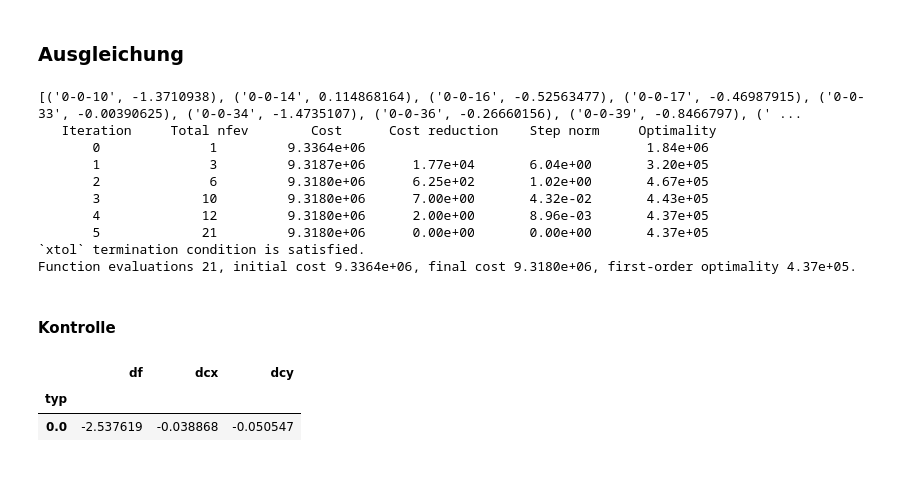
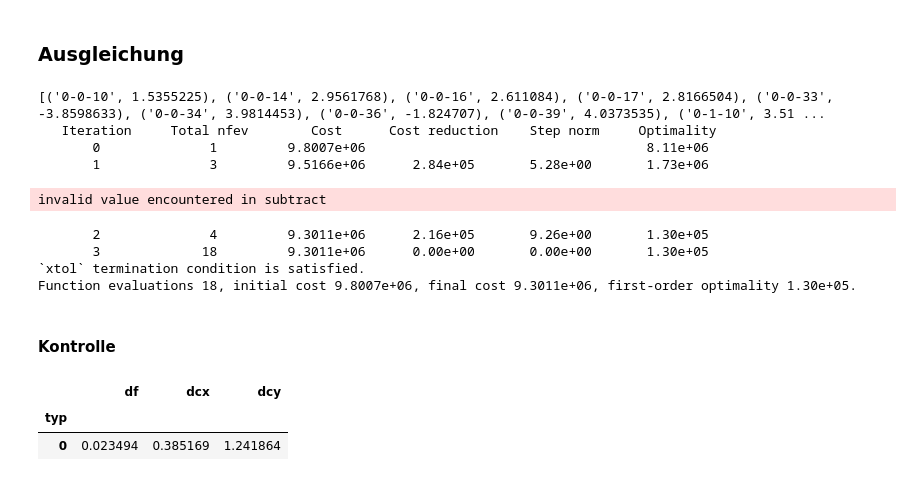
Before and after one commit to FlorianTimm/PhotoBox_Experimente, a Jupyter notebook: aruco_wuerfel_typen.ipynb, the cells around one changed output. Cells and saved outputs as stored; diff of their text form; code cells hidden in the pictures.

```diff
--- a/aruco_wuerfel_typen.ipynb
+++ b/aruco_wuerfel_typen.ipynb
@@ -47,7 +47,7 @@ dist = []
 for i, pic in pictures.iterrows():
     try:
         d = piexif.load(pic["pfad"])["Exif"][piexif.ExifIFD.SubjectDistance]
-        dist.append(d[0]/d[1]*100)
+        dist.append(d[0]/d[1]*1000)
     except:
         dist.append(np.nan)
 pictures["dist"] = dist
@@ -522,27 +522,34 @@ def ausgleichung(coords, pictures, kameras, typen, corners, bekannte):
 
         p[-3:] = 0
 
-        K = []
         dist = []
         for i in range(n_camera):
-            # for cam, typ in kamera_ids:
             typ = kamera_ids[i, 1]
             typ_offset = typ * num_typ_param
             cam_offset = n_typen*num_typ_param + i * num_cam_param
-            f = x0[typ_offset] + x0[cam_offset]
-            cx = x0[cam_offset + 1]+x0[typ_offset + 1]
-            cy = x0[cam_offset + 2]+x0[typ_offset + 2]
-            K.append(np.array([[f, 0, cx], [0, f, cy], [0, 0, 1]]))
-            dist.append(np.array([x0[typ_offset + 3], x0[typ_offset + 4],
-                                  x0[typ_offset + 5], x0[typ_offset + 6], x0[typ_offset + 7]]))
             p[-3] += x0[cam_offset]
             p[-2] += x0[cam_offset+1]
             p[-1] += x0[cam_offset+2]
+            dist.append(np.array([x0[typ_offset + 3], x0[typ_offset + 4],
+                                  x0[typ_offset + 5], x0[typ_offset + 6], x0[typ_offset + 7]]))
 
         # print(K)
         r = []
         t = []
-        for i in bilder_ids[:, 0]:
+        K = []
+        for i, cam in bilder_ids:
+            # for cam, typ in kamera_ids:
+            typ = kamera_ids[cam, 1]
+            typ_offset = typ * num_typ_param
+            cam_offset = n_typen*num_typ_param + i * num_cam_param
+            sub_dist = bilder[i, -1]
+            if sub_dist != 0:
+                sub_dist = 1./sub_dist/0.0014
+            f = x0[typ_offset] + x0[cam_offset]  # + sub_dist
+            cx = x0[cam_offset + 1]+x0[typ_offset + 1]
+            cy = x0[cam_offset + 2]+x0[typ_offset + 2]
+            K.append(np.array([[f, 0, cx], [0, f, cy], [0, 0, 1]]))
+
             offset = n_typen*num_typ_param + n_camera * num_cam_param + \
                 i * num_bild_param
 
@@ -559,7 +566,7 @@ def ausgleichung(coords, pictures, kameras, typen, corners, bekannte):
 
         for i, m in enumerate(messung):
             punkt, _ = cv2.projectPoints(
-                X[messung_passpunkt_id[i]], r[messung_bild_id[i]], t[messung_bild_id[i]], K[messung_kamera_id[i]], dist[messung_kamera_id[i]])
+                X[messung_passpunkt_id[i]], r[messung_bild_id[i]], t[messung_bild_id[i]], K[messung_bild_id[i]], dist[messung_kamera_id[i]])
 
             p[i*2] = punkt[0, 0, 0]
             p[i*2+1] = punkt[0, 0, 1]
@@ -614,7 +621,7 @@ def ausgleichung(coords, pictures, kameras, typen, corners, bekannte):
                          columns=["typ", "f", "cx", "cy", "d1", "d2", "d3", "d4", "d5"]).astype({"typ": int}).set_index("typ")
 
     kameras = pd.DataFrame(np.c_[kamera_ids, x[n_typen*num_typ_param:n_typen*num_typ_param + num_cam_param * n_camera].reshape(n_camera, num_cam_param)],
-                           columns=["kamera", "typ", "df", "dcx", "dcy"]).astype({"kamera": int}).set_index("kamera")
+                           columns=["kamera", "typ", "df", "dcx", "dcy"]).astype({"kamera": int, "typ": int}).set_index("kamera")
 
     offset = n_typen*num_typ_param + num_cam_param * n_camera
     # print(bilder_ids[:, 1])
@@ -643,26 +650,25 @@ kameras = vorher_kameras.copy()
 res, kameras, typen, pictures, coords, l, x0, px0, l_beschriftung = ausgleichung(
     coords, pictures, kameras, typen, corners, coords_wuerfel)
 # %% [output]
-[('0-0-10', -1.3710938), ('0-0-14', 0.114868164), ('0-0-16', -0.52563477), ('0-0-17', -0.46987915), ('0-0-33', -0.00390625), ('0-0-34', -1.4735107), ('0-0-36', -0.26660156), ('0-0-39', -0.8466797), (' ...
+[('0-0-10', 1.5355225), ('0-0-14', 2.9561768), ('0-0-16', 2.611084), ('0-0-17', 2.8166504), ('0-0-33', -3.8598633), ('0-0-34', 3.9814453), ('0-0-36', -1.824707), ('0-0-39', 4.0373535), ('0-1-10', 3.51 ...
    Iteration     Total nfev        Cost      Cost reduction    Step norm     Optimality
-       0              1         9.3364e+06                                    1.84e+06
-       1              3         9.3187e+06      1.77e+04       6.04e+00       3.20e+05
-       2              6         9.3180e+06      6.25e+02       1.02e+00       4.67e+05
-       3             10         9.3180e+06      7.00e+00       4.32e-02       4.43e+05
-       4             12         9.3180e+06      2.00e+00       8.96e-03       4.37e+05
-       5             21         9.3180e+06      0.00e+00       0.00e+00       4.37e+05
-`xtol` termination condition is satisfied.
-Function evaluations 21, initial cost 9.3364e+06, final cost 9.3180e+06, first-order optimality 4.37e+05.
+       0              1         9.8007e+06                                    8.11e+06
+       1              3         9.5166e+06      2.84e+05       5.28e+00       1.73e+06
+invalid value encountered in subtract
+       2              4         9.3011e+06      2.16e+05       9.26e+00       1.30e+05
+       3             18         9.3011e+06      0.00e+00       0.00e+00       1.30e+05
+`xtol` termination condition is satisfied.
+Function evaluations 18, initial cost 9.8007e+06, final cost 9.3011e+06, first-order optimality 1.30e+05.
 # %% [markdown]
 #### Kontrolle
 # %%
 wolke_zeigen(coords, pictures)
 # %%
-kameras.groupby("typ").sum()
+kameras.groupby("typ").mean()
 # %% [output]
 |  | df | dcx | dcy |
 | typ |  |  |  |
-| 0.0 | -2.537619 | -0.038868 | -0.050547 |
+| 0 | 0.023494 | 0.385169 | 1.241864 |
 # %%
 kameras
 # %% [output]
```
Also changed, not shown: parts of 10 cells of this notebook.
